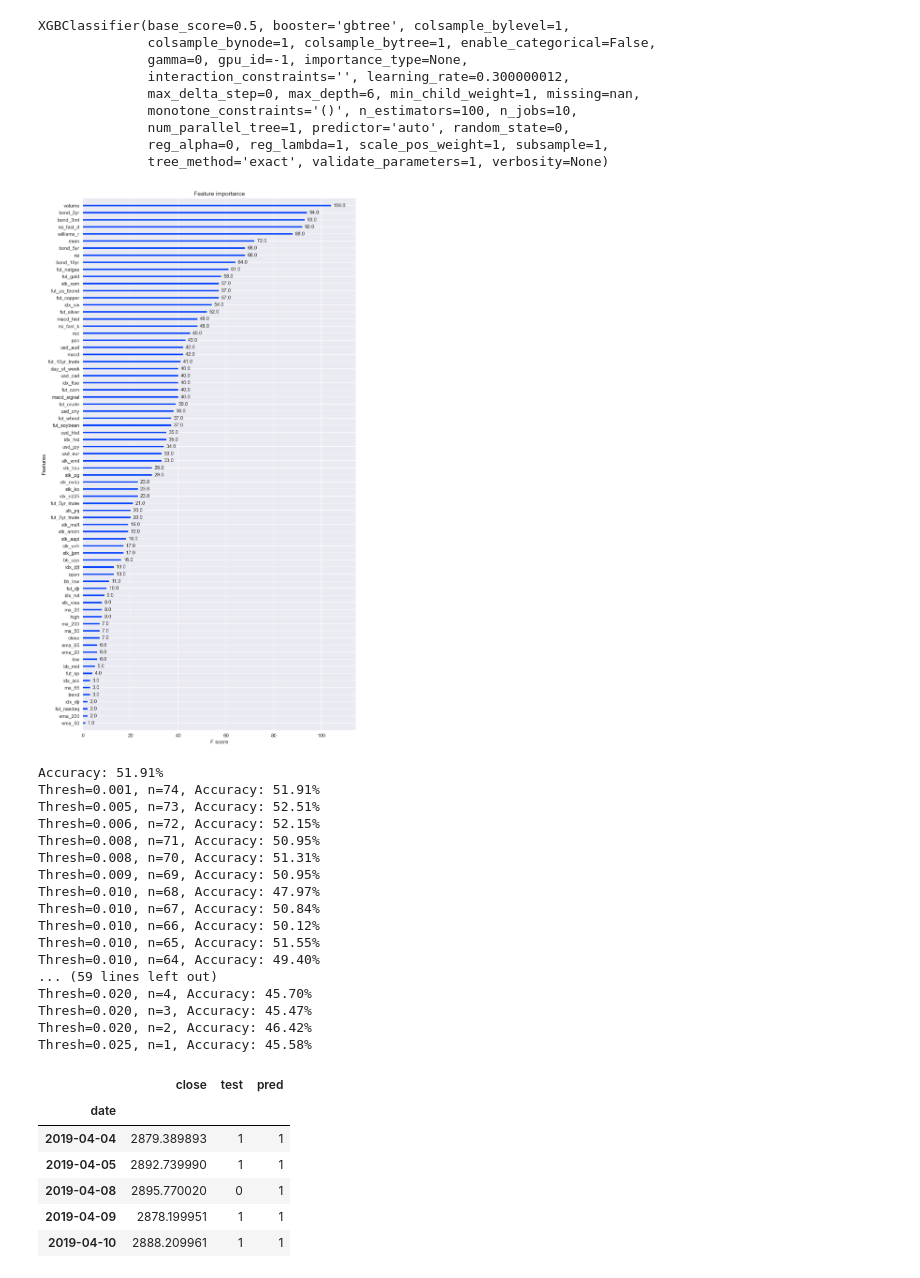
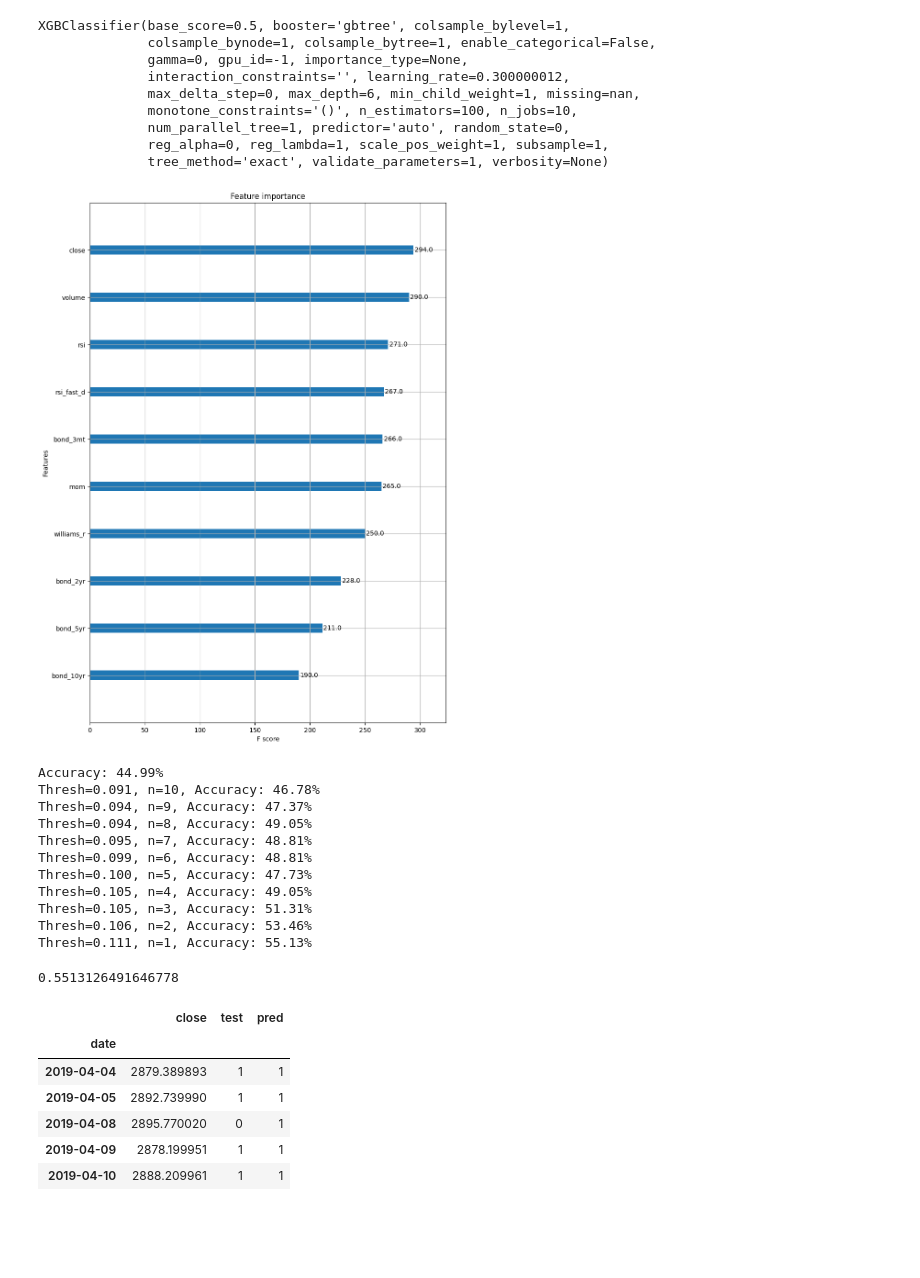
Before and after one commit to adamgulyas/cnn-vs-xgboost, a Jupyter notebook: notebooks/xgboost.ipynb, the cells around one changed output. Saved outputs shown, nothing was run; the diff lists cells and outputs as text; code cells hidden in the pictures; blank space fills up the shorter version.

```diff
--- a/notebooks/xgboost.ipynb
+++ b/notebooks/xgboost.ipynb
@@ -7,14 +7,18 @@ from xgboost import XGBClassifier, plot_importance
 from sklearn.model_selection import train_test_split
 from sklearn.metrics import accuracy_score
 from sklearn.feature_selection import SelectFromModel
+from sklearn.preprocessing import StandardScaler, MinMaxScaler, scale
 
 import matplotlib as mpl
 import matplotlib.pyplot as plt
 
-mpl.rcParams['figure.dpi'] = 150
-plt.style.use('seaborn-bright')
+mpl.rcParams['figure.dpi'] = 100
+# plt.style.use('seaborn-bright')
 # %%
 X = pd.read_csv('../csv/initial_variables.csv', index_col='date', parse_dates=True, infer_datetime_format=True)
+X = X[['close', 'volume', 'bond_2yr', 'bond_3mt', 'rsi_fast_d', 'williams_r', 'mom', 'bond_5yr', 'rsi', 'bond_10yr']]
+# X = X[['close', 'volume', 'bond_2yr', 'bond_3mt', 'rsi_fast_d', 'williams_r', 'mom', 'bond_5yr', 'rsi', 'bond_10yr']]
+
 y = (X['close'].pct_change().shift(-1) > 0).astype(int)
 # %%
 X_train_df, X_test_df, y_train_df, y_test_df = train_test_split(X, y, test_size=0.333, shuffle=False)
@@ -33,7 +37,7 @@ XGBClassifier(base_score=0.5, booster='gbtree', colsample_bylevel=1,
               tree_method='exact', validate_parameters=1, verbosity=None)
 # %%
 ax = plot_importance(model)
-ax.figure.set_size_inches(10, 20)
+ax.figure.set_size_inches(10, 15)
 plt.show()
 # %% [output]
-[figure, old version]
+[figure, new version]
@@ -40,7 +48,7 @@ plt.show()
 # %%
-X_train = np.array(X_train_df)
-X_test = np.array(X_test_df)
+X_train = np.array(X_train_scaled)
 y_train = np.array(y_train_df)
+X_test = np.array(X_test_scaled)
 y_test = np.array(y_test_df)
 
 # make predictions for test data and evaluate
@@ -69,23 +77,17 @@ for thresh in thresholds:
 	accuracy = accuracy_score(y_test, y_pred)
 	print("Thresh=%.3f, n=%d, Accuracy: %.2f%%" % (thresh, select_X_train.shape[1], accuracy*100.0))
 # %% [output]
-Accuracy: 51.91%
-Thresh=0.001, n=74, Accuracy: 51.91%
-Thresh=0.005, n=73, Accuracy: 52.51%
-Thresh=0.006, n=72, Accuracy: 52.15%
-Thresh=0.008, n=71, Accuracy: 50.95%
-Thresh=0.008, n=70, Accuracy: 51.31%
-Thresh=0.009, n=69, Accuracy: 50.95%
-Thresh=0.010, n=68, Accuracy: 47.97%
-Thresh=0.010, n=67, Accuracy: 50.84%
-Thresh=0.010, n=66, Accuracy: 50.12%
-Thresh=0.010, n=65, Accuracy: 51.55%
-Thresh=0.010, n=64, Accuracy: 49.40%
-... (59 lines left out)
-Thresh=0.020, n=4, Accuracy: 45.70%
-Thresh=0.020, n=3, Accuracy: 45.47%
-Thresh=0.020, n=2, Accuracy: 46.42%
-Thresh=0.025, n=1, Accuracy: 45.58%
+Accuracy: 44.99%
+Thresh=0.091, n=10, Accuracy: 46.78%
+Thresh=0.094, n=9, Accuracy: 47.37%
+Thresh=0.094, n=8, Accuracy: 49.05%
+Thresh=0.095, n=7, Accuracy: 48.81%
+Thresh=0.099, n=6, Accuracy: 48.81%
+Thresh=0.100, n=5, Accuracy: 47.73%
+Thresh=0.105, n=4, Accuracy: 49.05%
+Thresh=0.105, n=3, Accuracy: 51.31%
+Thresh=0.106, n=2, Accuracy: 53.46%
+Thresh=0.111, n=1, Accuracy: 55.13%
 # %%
 # Thresh=0.015, n=23, Accuracy: 52.74%
 # best_model = SelectFromModel(model, threshold=0.005, prefit=True)
@@ -102,6 +104,10 @@ select_X_test = selection.transform(X_test)
 y_pred = selection_model.predict(select_X_test)
 predictions = [round(value) for value in y_pred]
 accuracy = accuracy_score(y_test, y_pred)
+# %%
+accuracy
+# %% [output]
+0.5513126491646778
 # %%
 trading_df = y_test_df.rename('test').to_frame()
 trading_df['pred'] = y_pred
```
Also changed, not shown: parts of 2 cells of this notebook, 2 other files.
